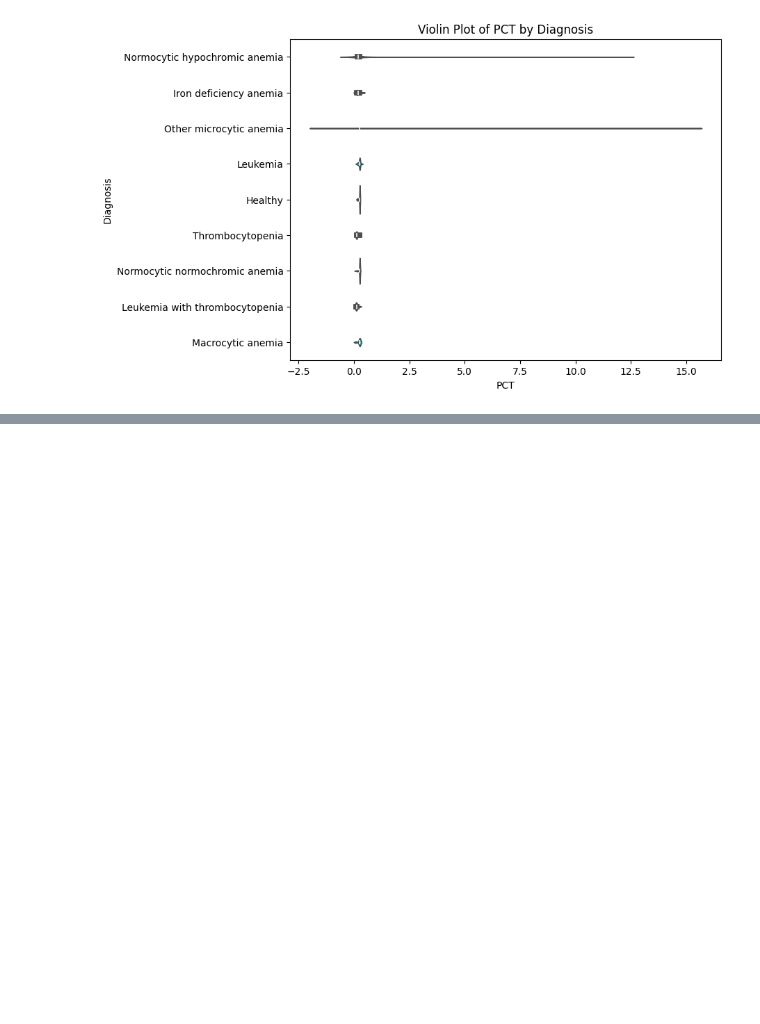
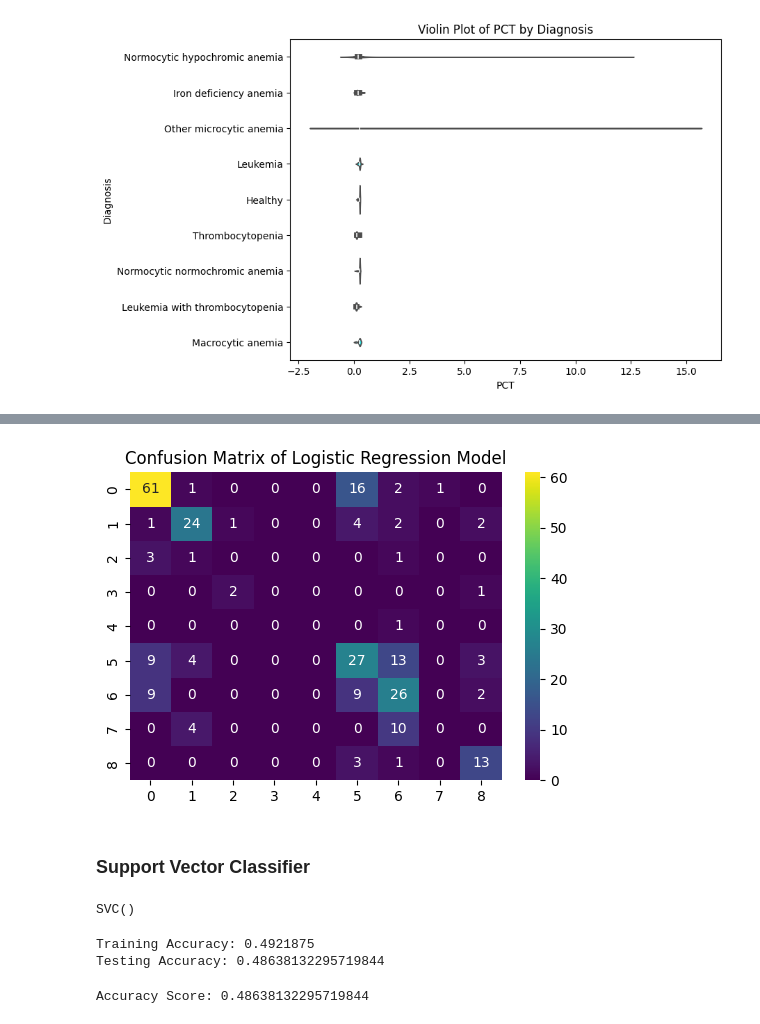
Before and after one commit to arkhash0309/HemoScope, a Jupyter notebook: Notebook.ipynb, the cells around one changed output, grey strips where cells are left out. Drawn from its saved outputs; the diff is of its cells as text; code cells hidden in the pictures; blank space fills up the shorter version.

```diff
--- a/Notebook.ipynb
+++ b/Notebook.ipynb
@@ -299,0 +342,5 @@ draw_violin_plot(df, 'Diagnosis', 'PCT')
+# %%
+x = df.drop(columns=['Diagnosis'], axis=1)
+y = df['Diagnosis']
+# %%
+x_train, x_test, y_train, y_test = train_test_split(x, y, test_size=0.2, random_state=42)
@@ -299,0 +366,3 @@ draw_violin_plot(df, 'Diagnosis', 'PCT')
+# %%
+lr = LogisticRegression()
+lr.fit(x_train, y_train)
@@ -299,0 +380,2 @@ draw_violin_plot(df, 'Diagnosis', 'PCT')
+# %%
+y_pred = lr.predict(x_test)
@@ -299,0 +407,25 @@ draw_violin_plot(df, 'Diagnosis', 'PCT')
+# %%
+conf_matrix = confusion_matrix(y_test, y_pred)
+
+plt.figure(figsize=(6, 4))
+sns.heatmap(conf_matrix, annot=True, cmap='viridis', fmt=".0f")
+plt.title("Confusion Matrix of Logistic Regression Model")
+plt.show()
+# %% [output]
+[figure, added]
+# %% [markdown]
+### Support Vector Classifier
+# %%
+svc = SVC()
+svc.fit(x_train, y_train)
+# %% [output]
+SVC()
+# %%
+train_accuracy = svc.score(x_train, y_train)
+test_accuracy = svc.score(x_test, y_test)
+
+print(f"Training Accuracy: {train_accuracy}")
+print(f"Testing Accuracy: {test_accuracy}")
+# %% [output]
+Training Accuracy: 0.4921875
+Testing Accuracy: 0.48638132295719844
@@ -299,0 +434,6 @@ draw_violin_plot(df, 'Diagnosis', 'PCT')
+# %%
+accuracy = accuracy_score(y_test, y_pred)
+
+print(f"Accuracy Score: {accuracy}")
+# %% [output]
+Accuracy Score: 0.48638132295719844
```
Also changed, not shown: parts of 54 cells of this notebook.
